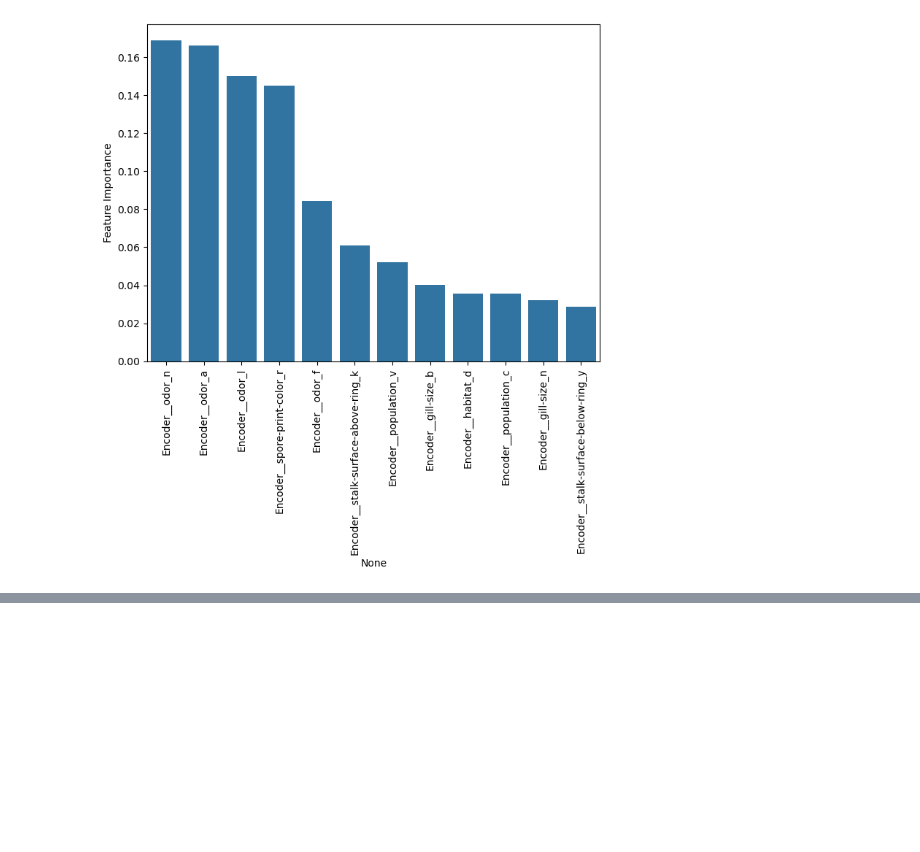
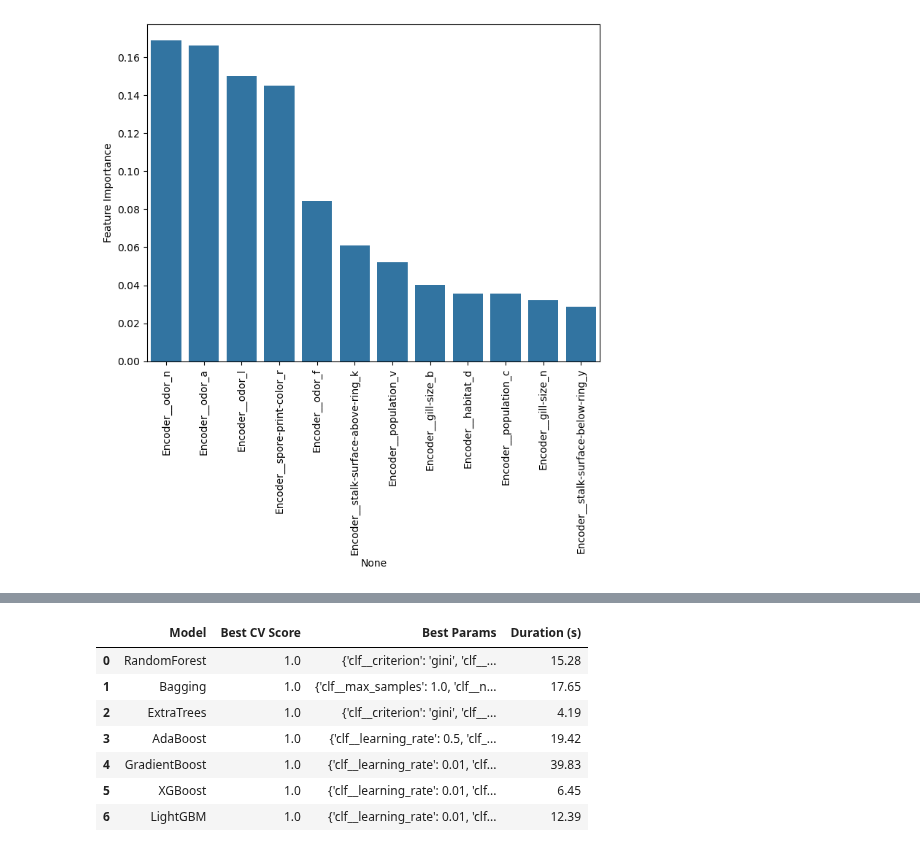
Before and after one commit to Shailya777/Learning-Logs, a Jupyter notebook: Machine_Learning/08_Bagging_and_Boosting/05_Practice_Project2(Mushrooms Data).ipynb, the cells around one changed output, grey strips where cells are left out. Drawn from its saved outputs; the diff is of its cells as text; code cells hidden in the pictures; blank space fills up the shorter version.

Commit message:
Grid Search on Bagging and Boosting Algos

```diff
--- a/Machine_Learning/08_Bagging_and_Boosting/05_Practice_Project2(Mushrooms Data).ipynb
+++ b/Machine_Learning/08_Bagging_and_Boosting/05_Practice_Project2(Mushrooms Data).ipynb
@@ -408,0 +415,3 @@ plt.show()
+# %%
+y_train = y_train.map({'e': 0, 'p': 1})
+y_test = y_test.map({'e': 0, 'p': 1})
@@ -408,0 +549,14 @@ plt.show()
+# %%
+# Model Results:
+
+result_df = pd.DataFrame(result_list).sort_values(by= 'Best CV Score', ascending= False)
+result_df
+# %% [output]
+|  | Model | Best CV Score | Best Params | Duration (s) |
+| 0 | RandomForest | 1.0 | {'clf__criterion': 'gini', 'clf__... | 15.28 |
+| 1 | Bagging | 1.0 | {'clf__max_samples': 1.0, 'clf__n... | 17.65 |
+| 2 | ExtraTrees | 1.0 | {'clf__criterion': 'gini', 'clf__... | 4.19 |
+| 3 | AdaBoost | 1.0 | {'clf__learning_rate': 0.5, 'clf_... | 19.42 |
+| 4 | GradientBoost | 1.0 | {'clf__learning_rate': 0.01, 'clf... | 39.83 |
+| 5 | XGBoost | 1.0 | {'clf__learning_rate': 0.01, 'clf... | 6.45 |
+| 6 | LightGBM | 1.0 | {'clf__learning_rate': 0.01, 'clf... | 12.39 |
```
Also changed, not shown: parts of 5 cells of this notebook.
